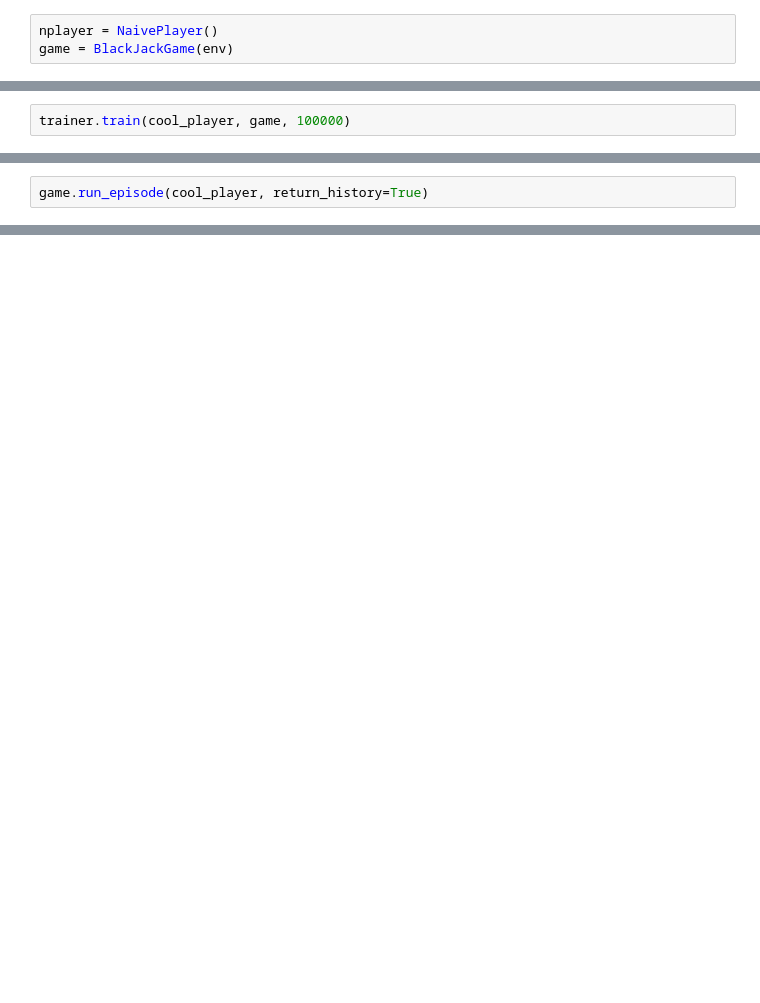
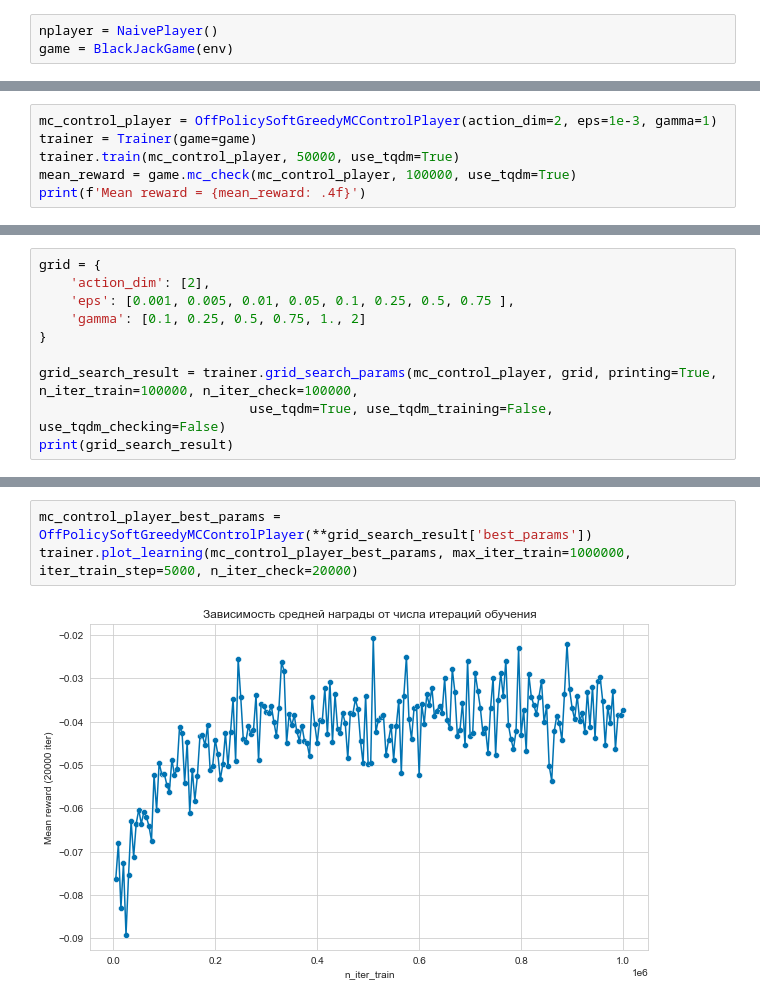
Before and after one commit to tazizov/some_ml_notebooks, a Jupyter notebook: blackjack-rl/blackjack-rl.ipynb, the cells around one changed output, grey strips where cells are left out. Cells and saved outputs as stored; diff of their text form; blank space fills up the shorter version.

```diff
--- a/blackjack-rl/blackjack-rl.ipynb
+++ b/blackjack-rl/blackjack-rl.ipynb
@@ -220,2 +247,0 @@ trainer = Trainer()
-# %%
-trainer.train(cool_player, game, 100000)
@@ -268,2 +247,0 @@ here
-# %%
-game.run_episode(cool_player, return_history=True)
@@ -327,0 +248,6 @@ Docstring:   <no docstring>
+# %%
+mc_control_player = OffPolicySoftGreedyMCControlPlayer(action_dim=2, eps=1e-3, gamma=1)
+trainer = Trainer(game=game)
+trainer.train(mc_control_player, 50000, use_tqdm=True)
+mean_reward = game.mc_check(mc_control_player, 100000, use_tqdm=True)
+print(f'Mean reward = {mean_reward: .4f}')
@@ -327,0 +256,10 @@ Docstring:   <no docstring>
+# %%
+grid = {
+    'action_dim': [2],
+    'eps': [0.001, 0.005, 0.01, 0.05, 0.1, 0.25, 0.5, 0.75 ],
+    'gamma': [0.1, 0.25, 0.5, 0.75, 1., 2]
+}
+
+grid_search_result = trainer.grid_search_params(mc_control_player, grid, printing=True, n_iter_train=100000, n_iter_check=100000,
+                           use_tqdm=True, use_tqdm_training=False, use_tqdm_checking=False)
+print(grid_search_result)
@@ -327,0 +284,5 @@ Docstring:   <no docstring>
+# %%
+mc_control_player_best_params = OffPolicySoftGreedyMCControlPlayer(**grid_search_result['best_params'])
+trainer.plot_learning(mc_control_player_best_params, max_iter_train=1000000, iter_train_step=5000, n_iter_check=20000)
+# %% [output]
+[figure, added]
```
Also changed, not shown: parts of 23 cells of this notebook.
